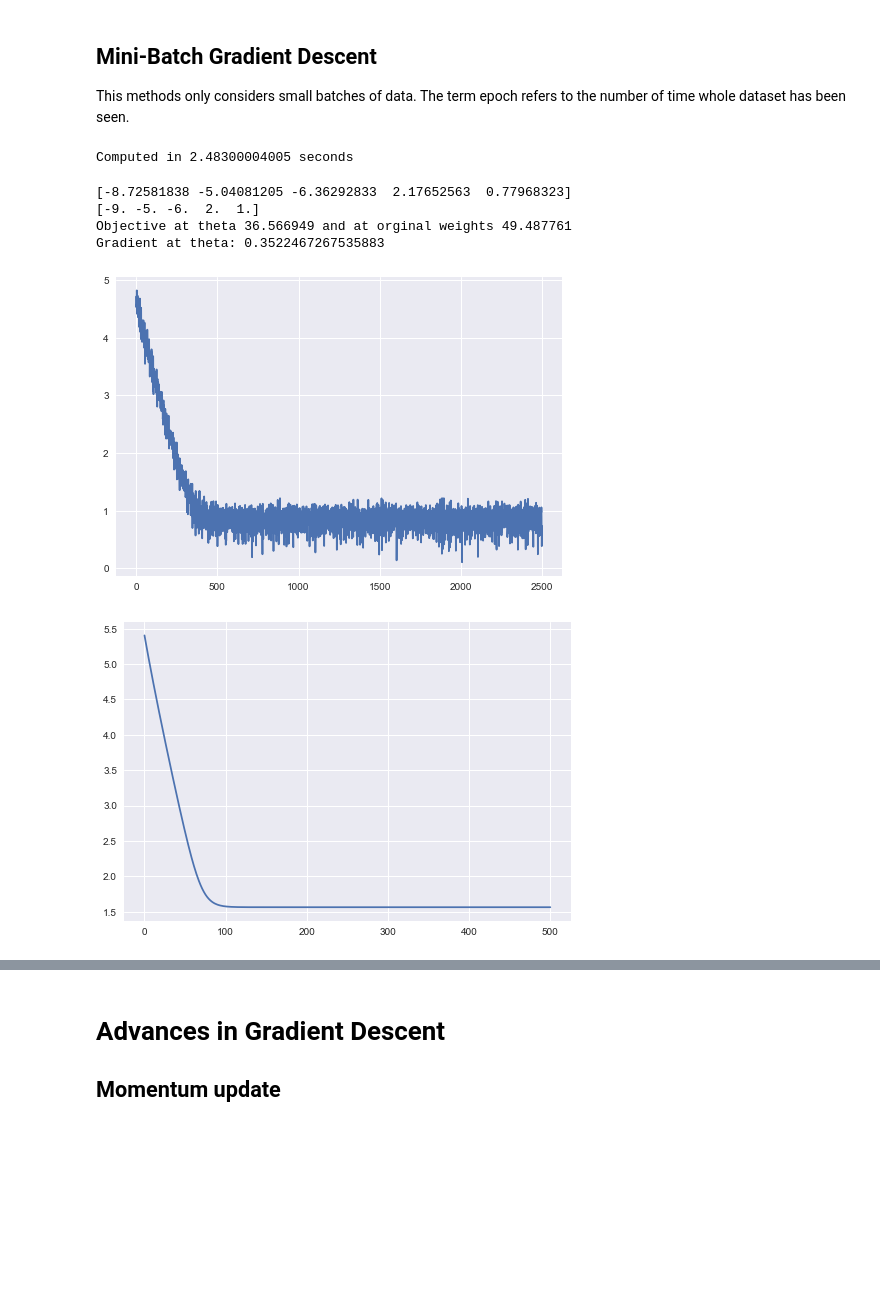
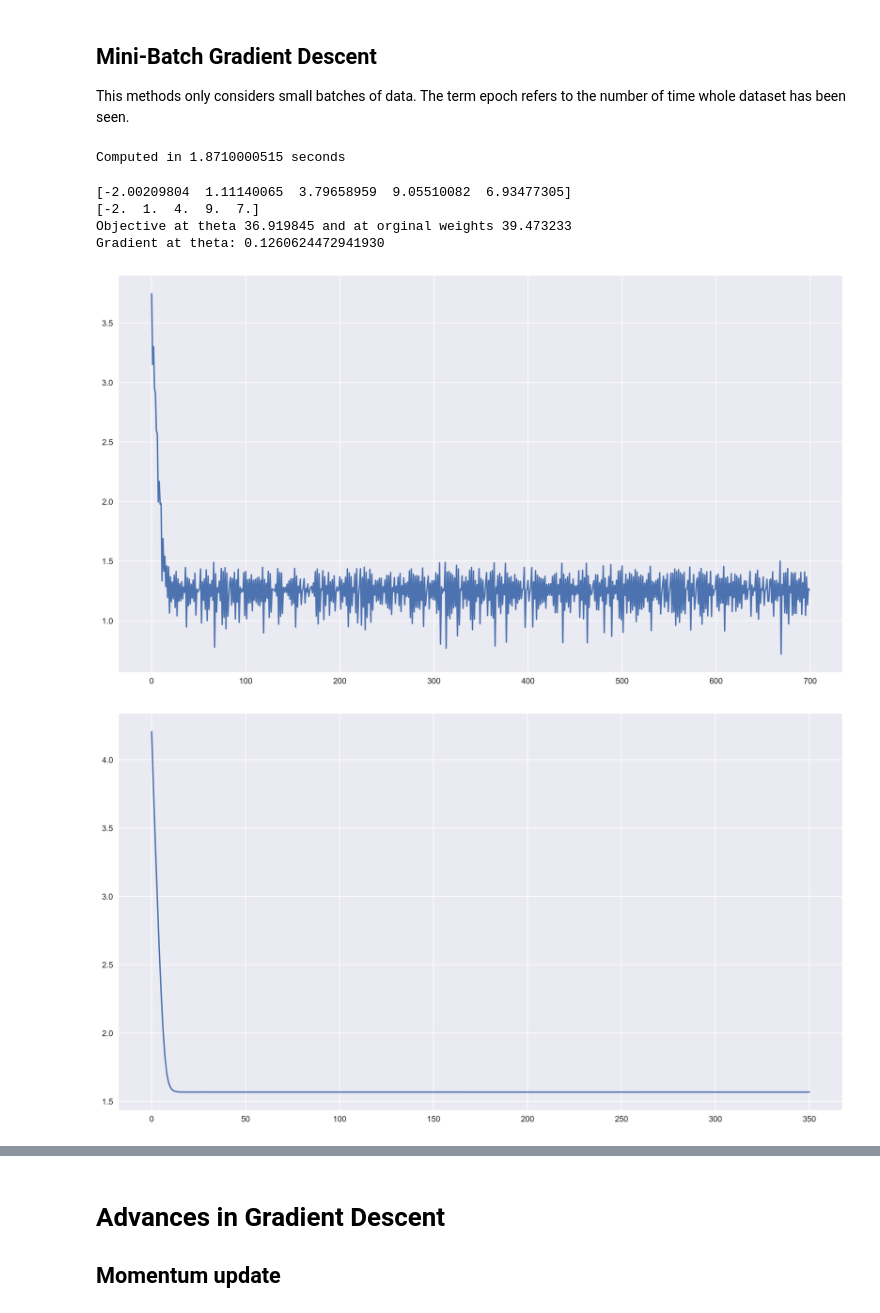
Before and after one commit to burkovae/notebook-collection, a Jupyter notebook: SimpleModel.ipynb, the cells around one changed output, grey strips where cells are left out. Cells and saved outputs as stored; diff of their text form; code cells hidden in the pictures; blank space fills up the shorter version.

```diff
--- a/SimpleModel.ipynb
+++ b/SimpleModel.ipynb
@@ -4,6 +4,10 @@ import numpy.random as rnd
 import matplotlib.pyplot as plt
 import seaborn
 import time
+import matplotlib as mpl
+import seaborn as sns
+mpl.rcParams['figure.figsize'] = 16, 9
+mpl.rcParams['figure.dpi'] = 400
 # %% [markdown]
 # Example, Simple Linear Model
 # %%
@@ -88,6 +112,7 @@ Batch Gradient Descent takes all data into consideration
 # %%
 theta = rnd.normal(size = 5)*rnd.randint(-50, 50, size = 5)# + rnd.normal(size = 5)*50
 error = [objective_function(theta, S)]
+gradientNorm = list()
 gradient_fun = objective_function_gradient
 learningRate = 0.001
 maxIter = 1000
@@ -101,6 +126,7 @@ while condition:
     theta -= learningRate*gradient
     niter += 1
     error.append(objective_function(theta, S))
+    gradientNorm.append(np.linalg.norm(gradient))
     condition = not (np.isclose(0., np.linalg.norm(gradient)) or niter > maxIter)
 print 'Computed %d iterations in %s seconds.' % (niter, (time.time() - t))
 # %% [output]
@@ -127,9 +159,11 @@ Stochastic Gradient Descent takes only single samples when computing gradients.
 # %%
 theta = rnd.normal(size = 5)*rnd.randint(-50, 50, size = 5)# + rnd.normal(size = 5)*50
 error = [objective_function(theta, S)]
+localerror = list()
+gradientNorm = list()
 gradient_fun = objective_function_gradient
 learningRate = 0.001
-maxIter = 100
+maxIter = 350
 
 t = time.time()
 condition = True
@@ -139,7 +173,9 @@ while condition:
         _S = S[j:j+1]
         gradient = gradient_fun(theta, _S)
         theta -= learningRate*gradient
-        error.append(objective_function(theta, _S))
+        localerror.append(objective_function(theta, _S))
+    error.append(objective_function(theta, S))
+    gradientNorm.append(np.linalg.norm(gradient))
     niter += 1
     condition = not (np.isclose(0., np.linalg.norm(gradient)) or niter > maxIter)
 print 'Computed %d iterations in %s seconds.' % (niter, (time.time() - t))
@@ -164,39 +211,42 @@ Gradient at theta: 1.6528150448340153
 This methods only considers small batches of data. The term epoch refers to the number of time whole dataset has been seen.
 # %%
 theta = rnd.normal(size = 5)*rnd.randint(-50, 50, size = 5)# + rnd.normal(size = 5)*50
-localError = []
-globalError = [objective_function(theta, S)]
+error = [objective_function(theta, S)]
+localerror = list()
+gradientNorm = list()
 gradient_fun = objective_function_gradient
-learningRate = 0.001
-batchSize = 10
+learningRate = 0.005
+batchSize = 32
 maxIter = 100
 
 t = time.time()
-for epoch in xrange(500):
+for epoch in xrange(350):
+    mu = learningRate/(1+0.005*epoch)
     rnd.shuffle(S)
     batches = [S[i:i + batchSize] for i in xrange(0, len(S), batchSize)]
     for _S in batches:
         gradient = gradient_fun(theta, _S)
-        theta -= learningRate*gradient
-        localError.append(objective_function(theta, _S))
-    globalError.append(objective_function(theta, S))
+        theta -= mu*gradient
+        localerror.append(objective_function(theta, _S))
+    error.append(objective_function(theta, S))
+    gradientNorm.append(np.linalg.norm(gradient))
 
 print 'Computed in %s seconds' % (time.time() - t)
 # %% [output]
-Computed in 2.48300004005 seconds
+Computed in 1.8710000515 seconds
 # %%
 print(theta)
 print(optw)
 print 'Objective at theta %f and at orginal weights %f' % (objective_function(theta, S), objective_function(optw, S))
 print 'Gradient at theta: %.16f' % np.linalg.norm(gradient_fun(theta, S))
-plt.plot(np.log10(localError))
+plt.plot(np.log10(localerror))
 plt.show()
-plt.plot(np.log10(globalError))
+plt.plot(np.log10(error))
 plt.show()
 # %% [output]
-[-8.72581838 -5.04081205 -6.36292833  2.17652563  0.77968323]
-[-9. -5. -6.  2.  1.]
-Objective at theta 36.566949 and at orginal weights 49.487761
-Gradient at theta: 0.3522467267535883
+[-2.00209804  1.11140065  3.79658959  9.05510082  6.93477305]
+[-2.  1.  4.  9.  7.]
+Objective at theta 36.919845 and at orginal weights 39.473233
+Gradient at theta: 0.1260624472941930
-[figure, old version]
+[figure, new version]
-[figure, old version]
+[figure, new version]
```
Also changed, not shown: parts of 30 cells of this notebook, 1 other file.
